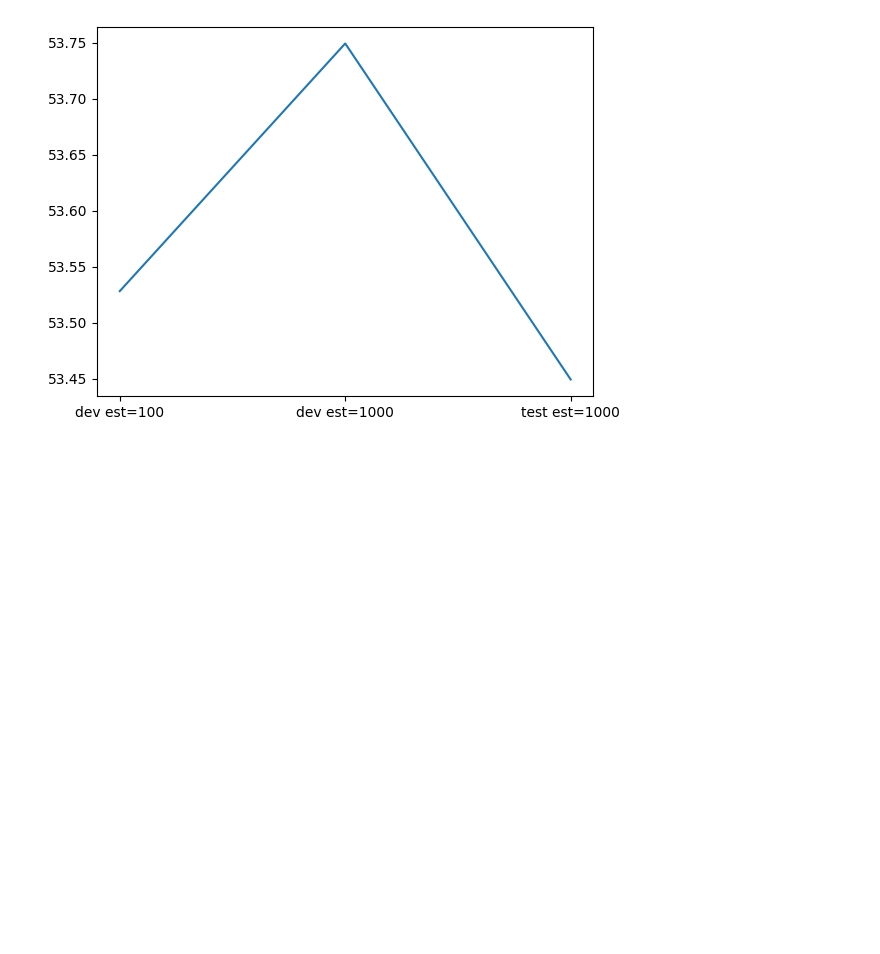
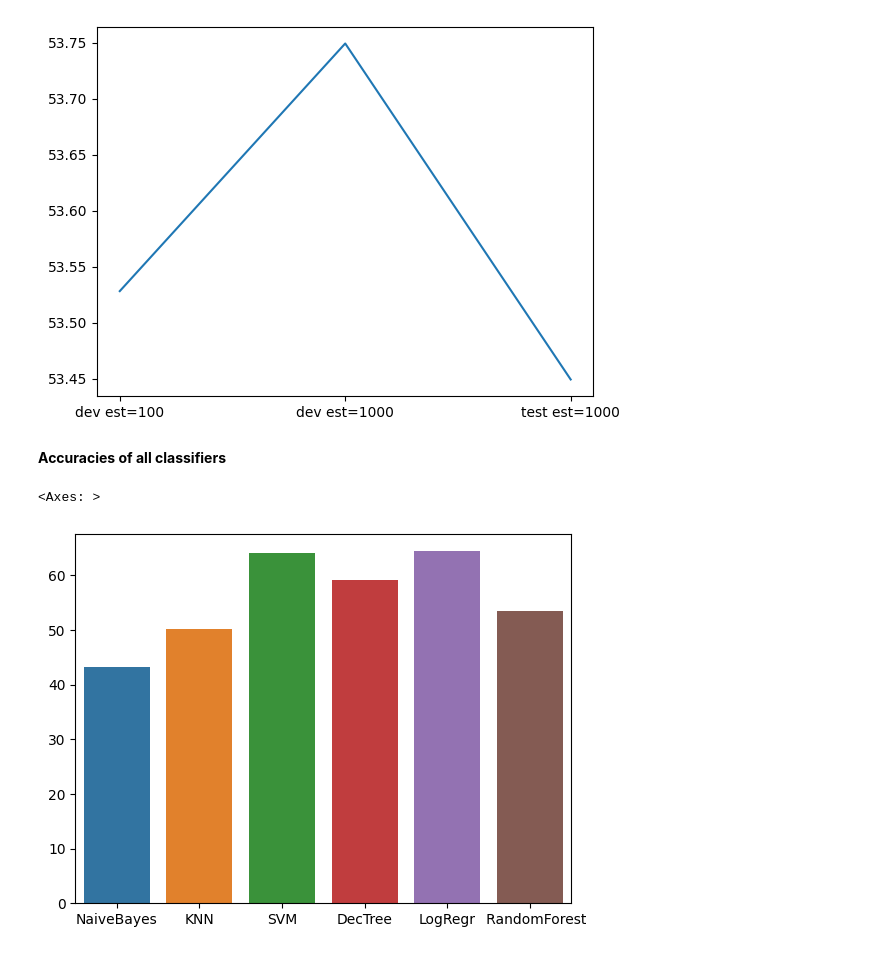
Before and after one commit to Moukthika1253/Reddit-comments-Text-classifier, a Jupyter notebook: SubReddit_category_text_classifier.ipynb, the cells around one changed output. Drawn from its saved outputs; the diff is of its cells as text; code cells hidden in the pictures; blank space fills up the shorter version.

```diff
--- a/SubReddit_category_text_classifier.ipynb
+++ b/SubReddit_category_text_classifier.ipynb
@@ -794,3 +794,12 @@ sns.lineplot(x=labels,y=acc)
 # %% [output]
 <Axes: >
 [figure]
+# %% [markdown]
+**Accuracies of all classifiers**
+# %%
+acc=[43.279091502682215,50.116508334827024,64.13243879954932,59.093004199528835,64.40899313735532,53.44924715763597]
+labels=['NaiveBayes','KNN','SVM','DecTree','LogRegr','   RandomForest']
+sns.barplot(x=labels,y=acc)
+# %% [output]
+<Axes: >
+[figure, added]
```
